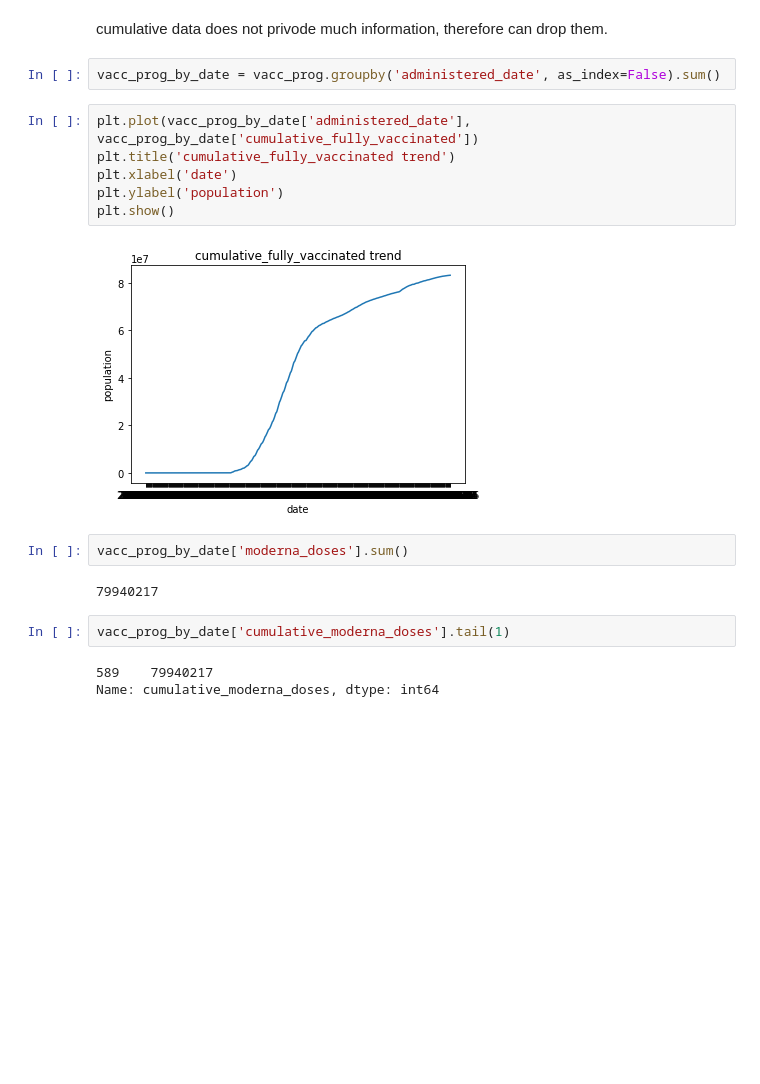
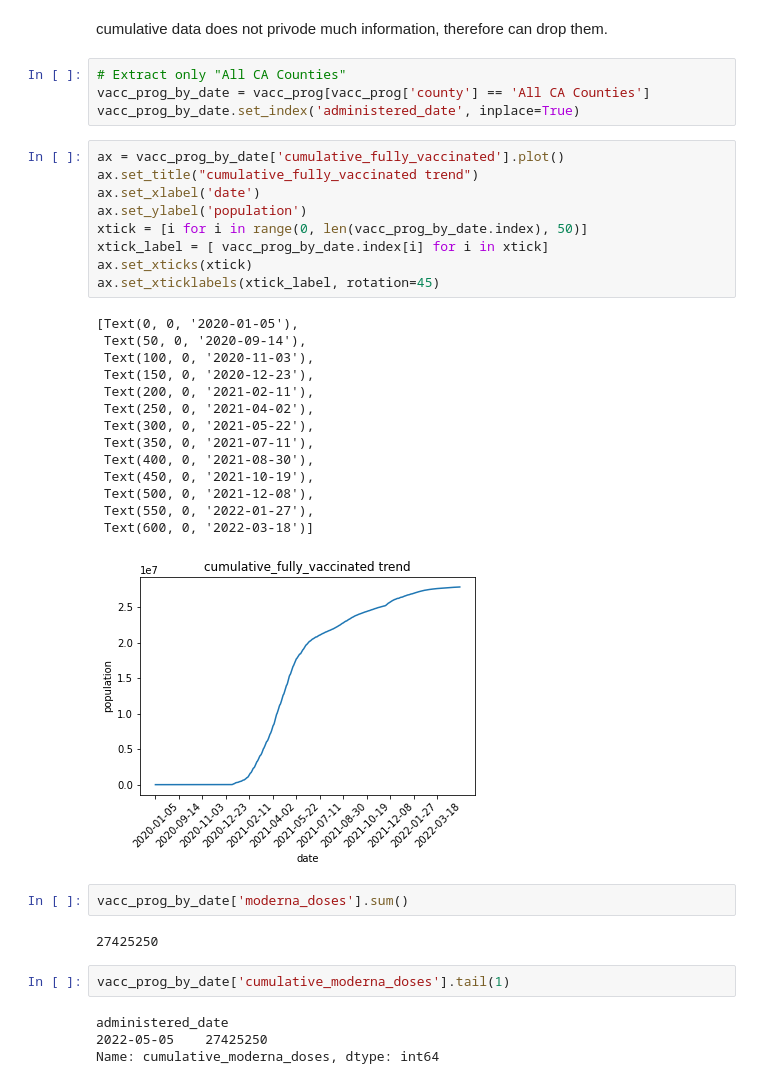
Before and after one commit to RunfengJiang/CMPE-255_Project_Team8, a Jupyter notebook: scripts/Vaccination_Progress_Data_Analysis.ipynb, the cells around one changed output. Drawn from its saved outputs; the diff is of its cells as text; blank space fills up the shorter version.

```diff
--- a/scripts/Vaccination_Progress_Data_Analysis.ipynb
+++ b/scripts/Vaccination_Progress_Data_Analysis.ipynb
@@ -77,22 +95,41 @@ memory usage: 5.3+ MB
 # %% [markdown]
 cumulative data does not privode much information, therefore can drop them.
 # %%
-vacc_prog_by_date = vacc_prog.groupby('administered_date', as_index=False).sum()
+# Extract only "All CA Counties"
+vacc_prog_by_date = vacc_prog[vacc_prog['county'] == 'All CA Counties']
+vacc_prog_by_date.set_index('administered_date', inplace=True)
 # %%
-plt.plot(vacc_prog_by_date['administered_date'], vacc_prog_by_date['cumulative_fully_vaccinated'])
-plt.title('cumulative_fully_vaccinated trend')
-plt.xlabel('date')
-plt.ylabel('population')
-plt.show()
+ax = vacc_prog_by_date['cumulative_fully_vaccinated'].plot()
+ax.set_title("cumulative_fully_vaccinated trend")
+ax.set_xlabel('date')
+ax.set_ylabel('population')
+xtick = [i for i in range(0, len(vacc_prog_by_date.index), 50)]
+xtick_label = [ vacc_prog_by_date.index[i] for i in xtick]
+ax.set_xticks(xtick)
+ax.set_xticklabels(xtick_label, rotation=45)
 # %% [output]
+[Text(0, 0, '2020-01-05'),
+ Text(50, 0, '2020-09-14'),
+ Text(100, 0, '2020-11-03'),
+ Text(150, 0, '2020-12-23'),
+ Text(200, 0, '2021-02-11'),
+ Text(250, 0, '2021-04-02'),
+ Text(300, 0, '2021-05-22'),
+ Text(350, 0, '2021-07-11'),
+ Text(400, 0, '2021-08-30'),
+ Text(450, 0, '2021-10-19'),
+ Text(500, 0, '2021-12-08'),
+ Text(550, 0, '2022-01-27'),
+ Text(600, 0, '2022-03-18')]
-[figure, old version]
+[figure, new version]
 # %%
 vacc_prog_by_date['moderna_doses'].sum()
 # %% [output]
-79940217
+27425250
 # %%
 vacc_prog_by_date['cumulative_moderna_doses'].tail(1)
 # %% [output]
-589    79940217
+administered_date
+2022-05-05    27425250
 Name: cumulative_moderna_doses, dtype: int64
 # %%
```
Also changed, not shown: parts of 6 cells of this notebook, 4 other files.
